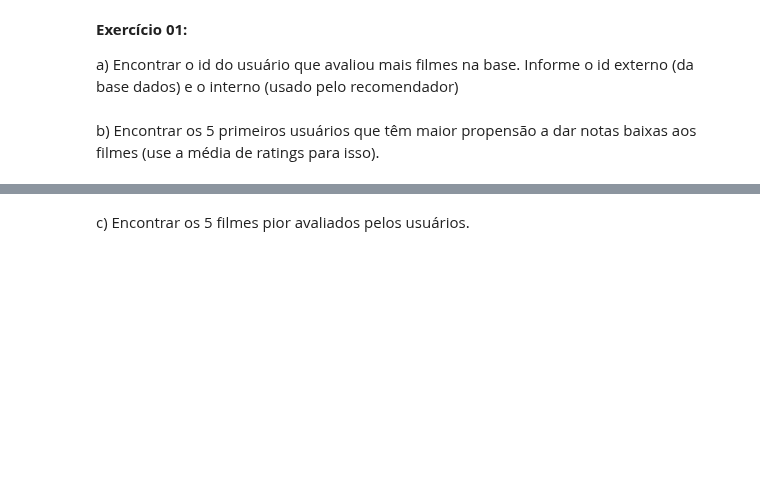
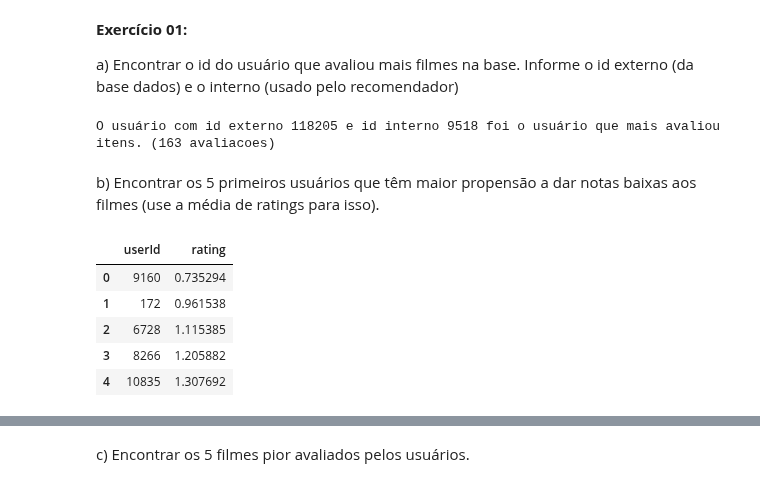
Before and after one commit to caiotda/SCC5966---Recommender-Systems, a Jupyter notebook: Aula02_Exercicios.ipynb, the cells around one changed output, grey strips where cells are left out. Cells and saved outputs as stored; diff of their text form; code cells hidden in the pictures; blank space fills up the shorter version.

```diff
--- a/Aula02_Exercicios.ipynb
+++ b/Aula02_Exercicios.ipynb
@@ -281,2 +301,19 @@ a) Encontrar o id do usuário que avaliou mais filmes na base. Informe o id exte
+# %%
+users_ranked_by_num_of_ratings = (
+                                    ratings.groupby("userId")
+                                           .size()
+                                           .reset_index(name='count')
+                                           .sort_values("count", ascending=False)
+)
+top_rating_user = users_ranked_by_num_of_ratings.iloc[0]
+
+user_id = int(top_rating_user["userId"])
+num_of_ratings = int(top_rating_user["count"])
+
+recommender_id = map_users[user_id]
+
+print(f"O usuário com id externo {user_id} e id interno {recommender_id} foi o usuário que mais avaliou itens. ({num_of_ratings} avaliacoes)")
+# %% [output]
+O usuário com id externo 118205 e id interno 9518 foi o usuário que mais avaliou itens. (163 avaliacoes)
 # %% [markdown]
 b) Encontrar os 5 primeiros usuários que têm maior propensão a dar notas baixas aos filmes (use a média de ratings para isso).
@@ -284,0 +320,13 @@ b) Encontrar os 5 primeiros usuários que têm maior propensão a dar notas baix
+# %%
+ratings_ranked = df.groupby("userId").agg({"rating": np.mean}).sort_values("rating", ascending=True)
+# %%
+top_5 = ratings_ranked.iloc[:5].reset_index()
+# %%
+top_5
+# %% [output]
+|  | userId | rating |
+| 0 | 9160 | 0.735294 |
+| 1 | 172 | 0.961538 |
+| 2 | 6728 | 1.115385 |
+| 3 | 8266 | 1.205882 |
+| 4 | 10835 | 1.307692 |
```
Also changed, not shown: parts of 35 cells of this notebook.
